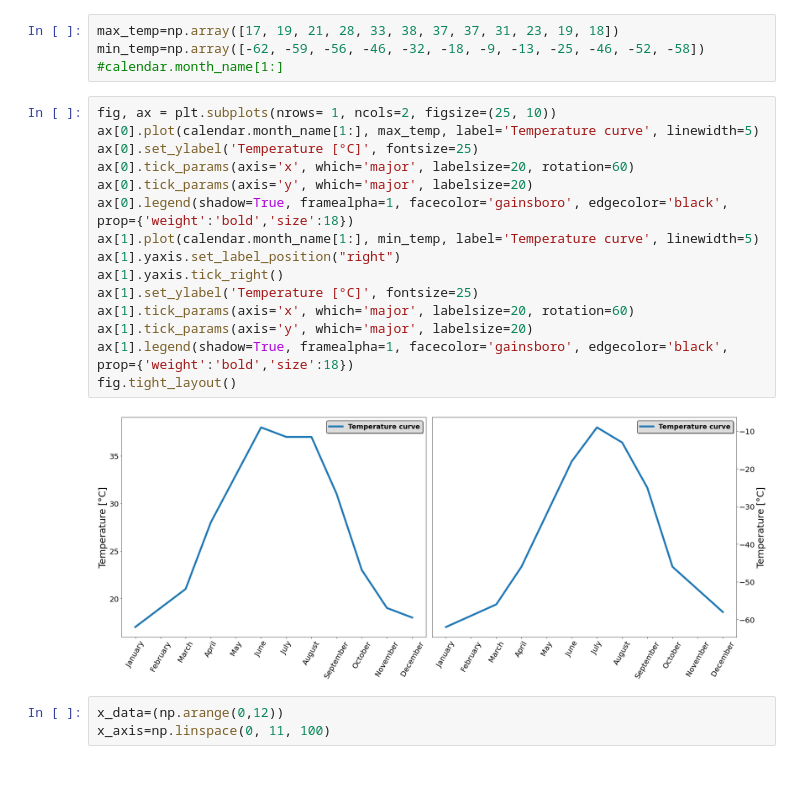
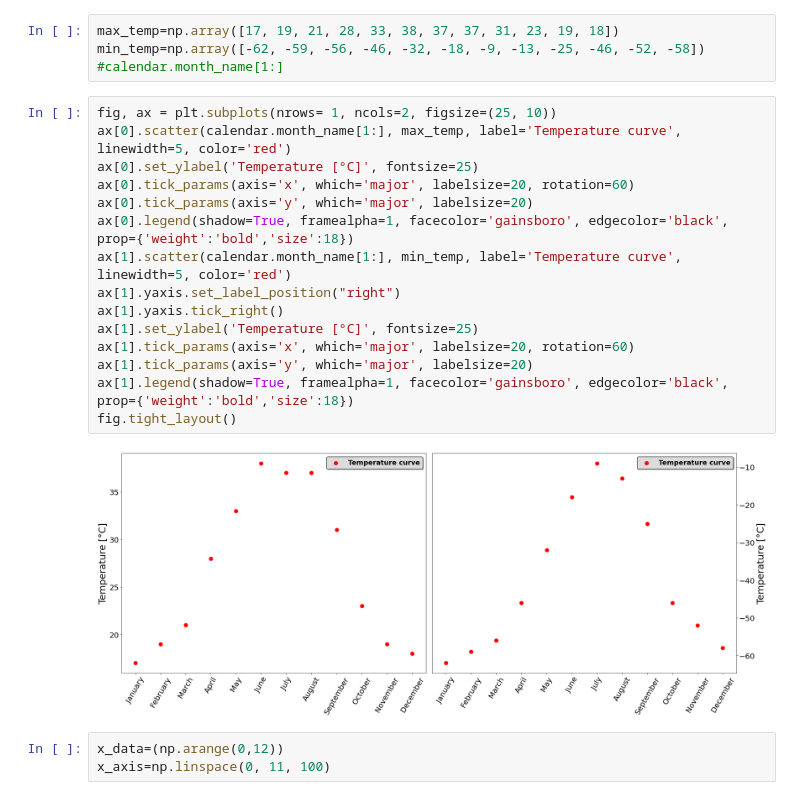
Before and after one commit to tommasoamico/LaboratoryOfComputationalPhysics_Y4, a Jupyter notebook: 08ex_fitting.ipynb, the cells around one changed output. Saved outputs shown, nothing was run; the diff lists cells and outputs as text.

```diff
--- a/08ex_fitting.ipynb
+++ b/08ex_fitting.ipynb
@@ -123,21 +125,21 @@ min_temp=np.array([-62, -59, -56, -46, -32, -18, -9, -13, -25, -46, -52, -58])
 #calendar.month_name[1:]
 # %%
 fig, ax = plt.subplots(nrows= 1, ncols=2, figsize=(25, 10))
-ax[0].plot(calendar.month_name[1:], max_temp, label='Temperature curve', linewidth=5)
+ax[0].scatter(calendar.month_name[1:], max_temp, label='Temperature curve', linewidth=5, color='red')
 ax[0].set_ylabel('Temperature [°C]', fontsize=25)
 ax[0].tick_params(axis='x', which='major', labelsize=20, rotation=60)
 ax[0].tick_params(axis='y', which='major', labelsize=20)
 ax[0].legend(shadow=True, framealpha=1, facecolor='gainsboro', edgecolor='black', prop={'weight':'bold','size':18})
-ax[1].plot(calendar.month_name[1:], min_temp, label='Temperature curve', linewidth=5)
+ax[1].scatter(calendar.month_name[1:], min_temp, label='Temperature curve', linewidth=5, color='red')
 ax[1].yaxis.set_label_position("right")
 ax[1].yaxis.tick_right()
 ax[1].set_ylabel('Temperature [°C]', fontsize=25)
 ax[1].tick_params(axis='x', which='major', labelsize=20, rotation=60)
 ax[1].tick_params(axis='y', which='major', labelsize=20)
 ax[1].legend(shadow=True, framealpha=1, facecolor='gainsboro', edgecolor='black', prop={'weight':'bold','size':18})
 fig.tight_layout()
 # %% [output]
-[figure, old version]
+[figure, new version]
 # %%
 x_data=(np.arange(0,12))
 x_axis=np.linspace(0, 11, 100)
```
Also changed, not shown: parts of 9 cells of this notebook, 1 other file.
